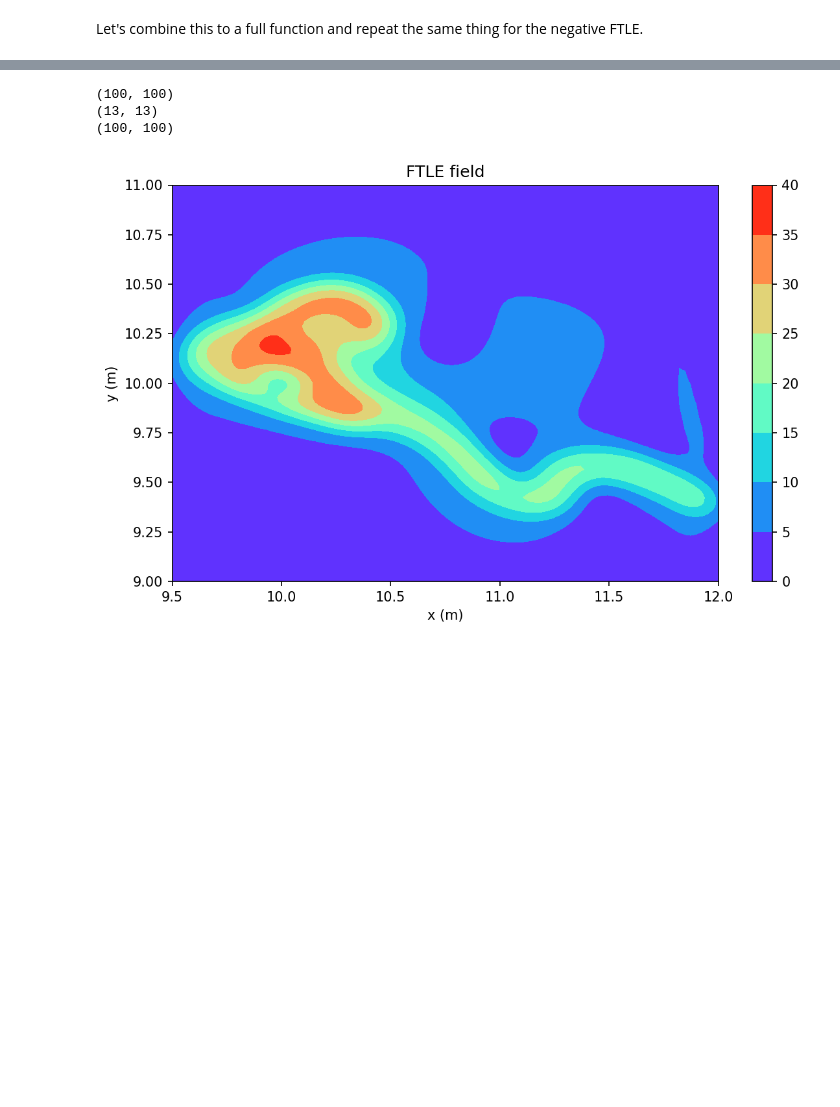
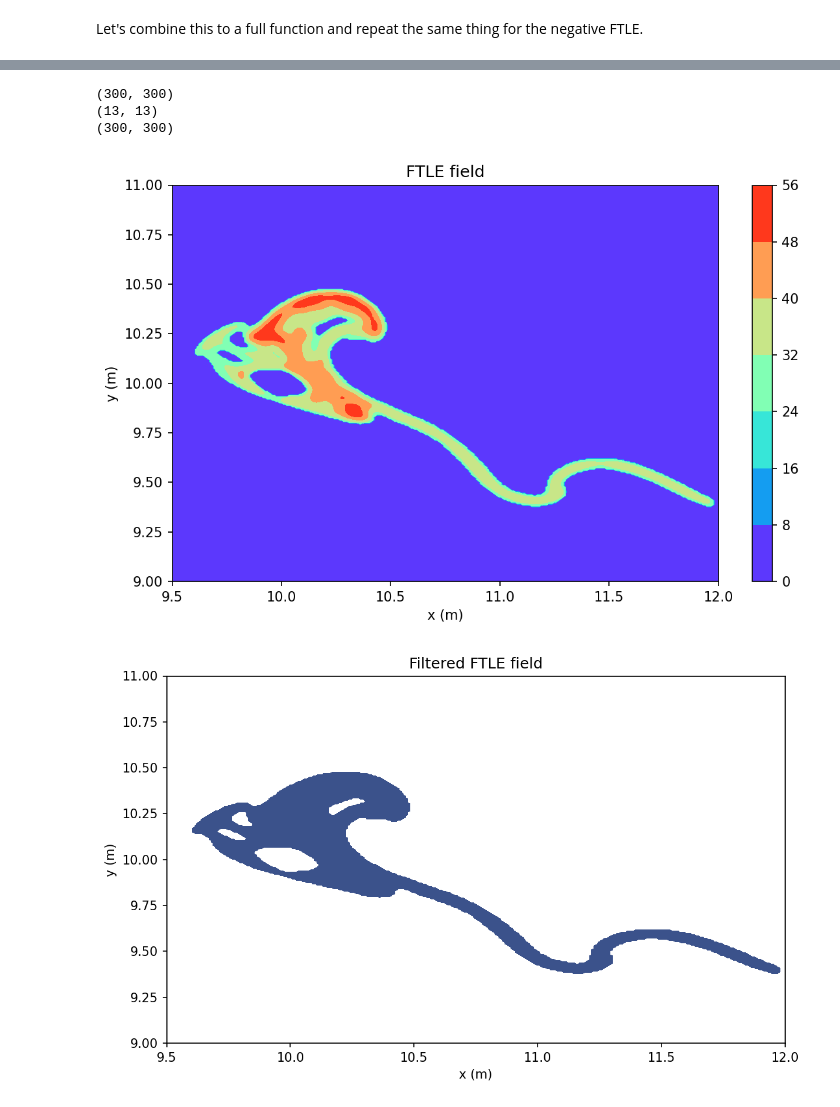
Before and after one commit to jjserdo/FTLE_JJ, a Jupyter notebook: FTLE Method Tutorial .ipynb, the cells around one changed output, grey strips where cells are left out. Drawn from its saved outputs; the diff is of its cells as text; code cells hidden in the pictures; blank space fills up the shorter version.

```diff
--- a/FTLE Method Tutorial .ipynb
+++ b/FTLE Method Tutorial .ipynb
@@ -285,25 +320,25 @@ fig.tight_layout()
 # %% [markdown]
 Let's combine this to a full function and repeat the same thing for the negative FTLE.
 # %%
-dt = -6000/1000
+dt = -9000/1000
 t1 = t0 + dt
 move = Int64(sign(t1-t0))
 t0_ind = Int64(argmin(abs.(tstep_range .- t0)))
 t1_ind = Int64(argmin(abs.(tstep_range .- t1)))
 tsteps = Int64(round(abs(t1 - t0)/(100/1000) + 1))
 
-nx = 100
-ny = 100
+nx = 300
+ny = 300
 x0, x1, y0, y1 = 9.5,12.0,9.0,11.0
 x = collect(range(x0, x1, length=nx))
 y = collect(range(y0, y1, length=ny))
-particles = zeros(3, tsteps+1, nx, ny)
+particles2 = zeros(3, tsteps+1, nx, ny)
 for tt in 1:tsteps
     for ii in 1:nx
         for jj in 1:ny
             # Initialize the particles into the flow field
-            particles[1,tt,ii,jj] = x[ii]
-            particles[2,tt,ii,jj] = y[jj]
+            particles2[1,tt,ii,jj] = x[ii]
+            particles2[2,tt,ii,jj] = y[jj]
         end
     end
 end
@@ -316,8 +351,8 @@ for tt in t0_ind:move:t1_ind
         for jj in 1:ny
             # Let's use Runge Kutta 4th order
             kxy = zeros(4,2)
-            a = particles[1,Int64(move*(tt-t0_ind)+1),ii,jj]
-            b = particles[2,Int64(move*(tt-t0_ind)+1),ii,jj]
+            a = particles2[1,Int64(move*(tt-t0_ind)+1),ii,jj]
+            b = particles2[2,Int64(move*(tt-t0_ind)+1),ii,jj]
             #=Runge Kutta 4th Order K1 =#
             c = copy(a)
             d = copy(b)
@@ -363,17 +398,17 @@ for tt in t0_ind:move:t1_ind
                             (c-x[x1])*(d-y[y1])*Vel_contour[UV,tt+move,y2,x2] )
             end
             for UV in 1:2
-                particles[UV,Int64(move*(tt-t0_ind)+2),ii,jj] = particles[UV,Int64(move*(tt-t0_ind)+1),ii,jj] + sign(move)*(kxy[1,UV]+2*kxy[2,UV]+2*kxy[3,UV]+kxy[4,UV])*tstep_delta/6
+                particles2[UV,Int64(move*(tt-t0_ind)+2),ii,jj] = particles2[UV,Int64(move*(tt-t0_ind)+1),ii,jj] + sign(move)*(kxy[1,UV]+2*kxy[2,UV]+2*kxy[3,UV]+kxy[4,UV])*tstep_delta/6
             end
         end
     end
 end
 for ii in 2:nx-1
     for jj in 2:ny-1
-        ul = (particles[1,end,ii+1,jj]-particles[1,end,ii-1,jj])/(particles[1,1,ii+1,jj]-particles[1,1,ii-1,jj])
-        ur = (particles[2,end,ii+1,jj]-particles[2,end,ii-1,jj])/(particles[2,1,ii,jj+1]-particles[2,1,ii,jj-1])
-        ll = (particles[1,end,ii,jj+1]-particles[1,end,ii,jj-1])/(particles[1,1,ii+1,jj]-particles[1,1,ii-1,jj])
-        lr = (particles[2,end,ii,jj+1]-particles[2,end,ii,jj-1])/(particles[2,1,ii,jj+1]-particles[2,1,ii,jj-1])
+        ul = (particles2[1,end,ii+1,jj]-particles2[1,end,ii-1,jj])/(particles2[1,1,ii+1,jj]-particles2[1,1,ii-1,jj])
+        ur = (particles2[2,end,ii+1,jj]-particles2[2,end,ii-1,jj])/(particles2[2,1,ii,jj+1]-particles2[2,1,ii,jj-1])
+        ll = (particles2[1,end,ii,jj+1]-particles2[1,end,ii,jj-1])/(particles2[1,1,ii+1,jj]-particles2[1,1,ii-1,jj])
+        lr = (particles2[2,end,ii,jj+1]-particles2[2,end,ii,jj-1])/(particles2[2,1,ii,jj+1]-particles2[2,1,ii,jj-1])
         B = [ul ur; ll lr]
         A = transpose(B) * B
         G = eigvals(A)
@@ -382,11 +417,11 @@ for ii in 2:nx-1
             H[i] = abs(G[i])
         end
         sigma = maximum(H)
-        particles[3,end,ii,jj] = 0.5/tstep_delta*log(sigma)
+        particles2[3,end,ii,jj] = 0.5/tstep_delta*log(sigma)
     end
 end
 fig, ax = subplots(figsize=(8,5), dpi=150)
-cm = ax.contourf(particles[1,1,:,:],particles[2,1,:,:],particles[3,end,:,:],cmap=ColorMap("rainbow"))
+cm = ax.contourf(particles2[1,1,:,:],particles2[2,1,:,:],particles2[3,end,:,:],cmap=ColorMap("rainbow"))
 fig.colorbar(cm)
 ax.set_title(" FTLE field ")
 ax.set_xlabel("x (m)")
@@ -399,21 +432,30 @@ using ImageFiltering
 # %%
-ending = particles[3,end,:,:]
+ending = particles2[3,end,:,:]
 println(size(ending))
 ker = ImageFiltering.Kernel.gaussian(3)
 println(size(ker))
-filtered = ImageFiltering.imfilter(ending, ker)
+filtered2 = ImageFiltering.imfilter(ending, ker)
 println(size(filtered))
 # %% [output]
-(100, 100)
+(300, 300)
 (13, 13)
-(100, 100)
+(300, 300)
 # %%
 fig, ax = subplots(figsize=(8,5), dpi=150)
-cm = ax.contourf(particles[1,1,:,:],particles[2,1,:,:],filtered,cmap=ColorMap("rainbow"))
+cm = ax.contourf(particles2[1,1,:,:],particles2[2,1,:,:],filtered2,cmap=ColorMap("rainbow"))
 fig.colorbar(cm)
 ax.set_title(" FTLE field ")
 ax.set_xlabel("x (m)")
 ax.set_ylabel("y (m)")
 fig.tight_layout()
+post2 = (filtered2 .> 0.5 * maximum(filtered2)) .|> Int
+fig, ax = subplots(figsize=(8,5), dpi=150)
+levels = range(0, 1,length=3) .+ 0.5
+cm = ax.contourf(particles[1,1,:,:],particles[2,1,:,:],post2,levels=levels)
+ax.set_title(" Filtered FTLE field ")
+ax.set_xlabel("x (m)")
+ax.set_ylabel("y (m)")
+fig.tight_layout()
 # %% [output]
-[figure, old version]
+[figure, new version]
+[figure, added]
```
Also changed, not shown: parts of 12 cells of this notebook, 2 other files.
